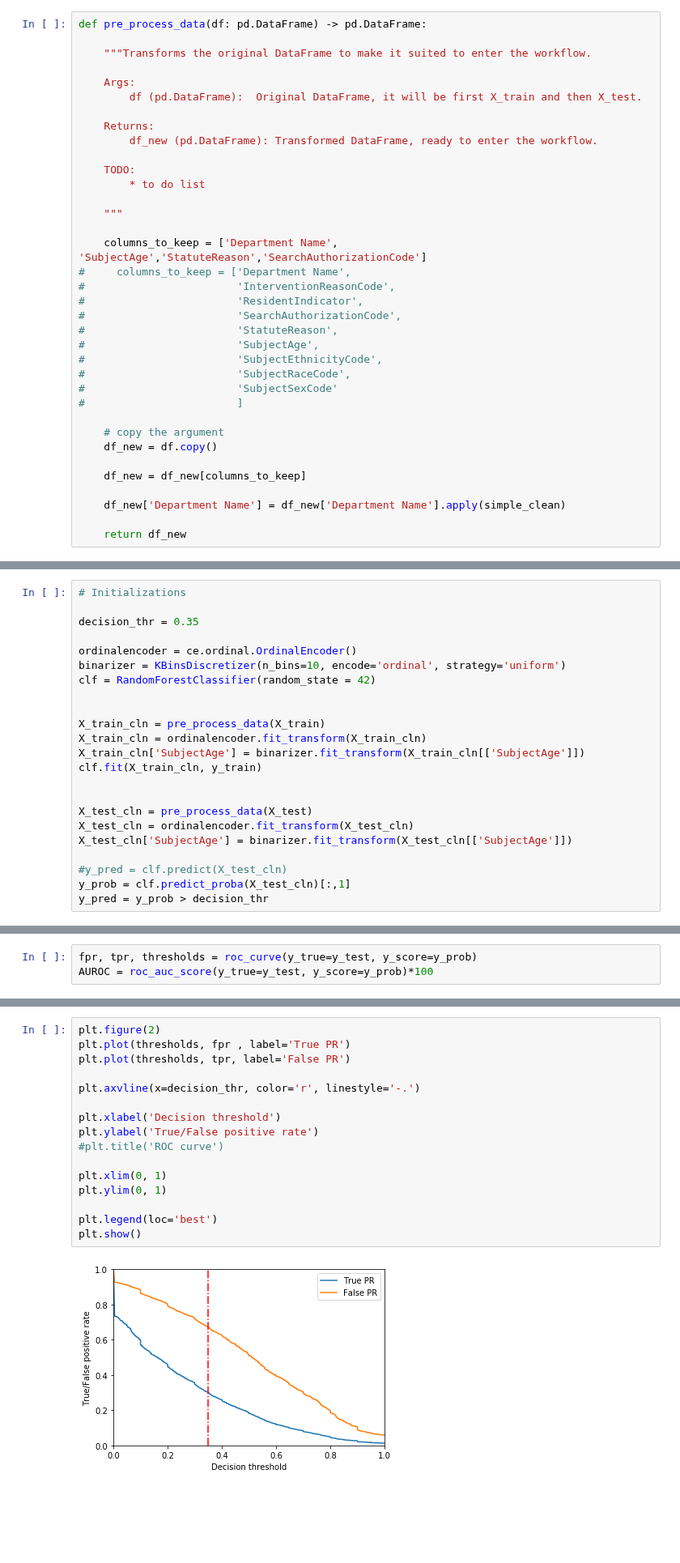
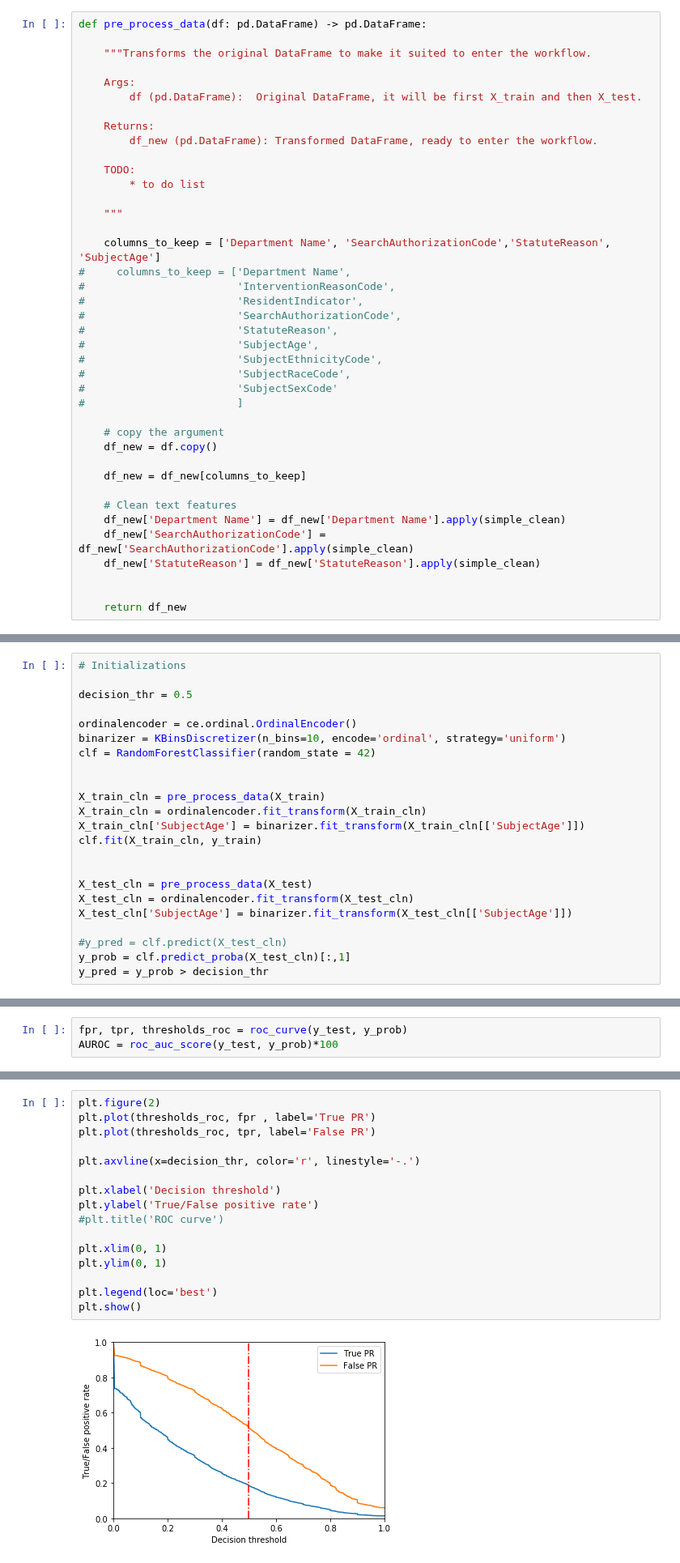
Before and after one commit to jnpicao/LDSSA-batch3-workspace, a Jupyter notebook: Capstone/classifier_workflow.ipynb, the cells around one changed output, grey strips where cells are left out. Shown at 81% size. Saved outputs shown, nothing was run; the diff lists cells and outputs as text; blank space fills up the shorter version.

```diff
--- a/Capstone/classifier_workflow.ipynb
+++ b/Capstone/classifier_workflow.ipynb
@@ -111,7 +111,7 @@ def pre_process_data(df: pd.DataFrame) -> pd.DataFrame:
 
     """
 
-    columns_to_keep = ['Department Name', 'SubjectAge','StatuteReason','SearchAuthorizationCode']
+    columns_to_keep = ['Department Name', 'SearchAuthorizationCode','StatuteReason', 'SubjectAge']
 #     columns_to_keep = ['Department Name',
 #                        'InterventionReasonCode',
 #                        'ResidentIndicator',
@@ -128,6 +128,10 @@ def pre_process_data(df: pd.DataFrame) -> pd.DataFrame:
 
     df_new = df_new[columns_to_keep]
 
+    # Clean text features
     df_new['Department Name'] = df_new['Department Name'].apply(simple_clean)
+    df_new['SearchAuthorizationCode'] = df_new['SearchAuthorizationCode'].apply(simple_clean)
+    df_new['StatuteReason'] = df_new['StatuteReason'].apply(simple_clean)
+
 
     return df_new
@@ -134,7 +140,7 @@ def pre_process_data(df: pd.DataFrame) -> pd.DataFrame:
 # %%
 # Initializations
 
-decision_thr = 0.35
+decision_thr = 0.5
 
 ordinalencoder = ce.ordinal.OrdinalEncoder()
 binarizer = KBinsDiscretizer(n_bins=10, encode='ordinal', strategy='uniform')
@@ -184,3 +292,3 @@ accuracy_score(y_test, y_pred)
 # %%
-fpr, tpr, thresholds = roc_curve(y_true=y_test, y_score=y_prob)
-AUROC = roc_auc_score(y_true=y_test, y_score=y_prob)*100
+fpr, tpr, thresholds_roc = roc_curve(y_test, y_prob)
+AUROC = roc_auc_score(y_test, y_prob)*100
@@ -220,18 +313,18 @@ weighted avg       0.72      0.69      0.70     46046
 # %%
 plt.figure(2)
-plt.plot(thresholds, fpr , label='True PR')
-plt.plot(thresholds, tpr, label='False PR')
+plt.plot(thresholds_roc, fpr , label='True PR')
+plt.plot(thresholds_roc, tpr, label='False PR')
 
 plt.axvline(x=decision_thr, color='r', linestyle='-.')
 
 plt.xlabel('Decision threshold')
 plt.ylabel('True/False positive rate')
 #plt.title('ROC curve')
 
 plt.xlim(0, 1)
 plt.ylim(0, 1)
 
 plt.legend(loc='best')
 plt.show()
 # %% [output]
-[figure, old version]
+[figure, new version]
```
Also changed, not shown: parts of 30 cells of this notebook.
